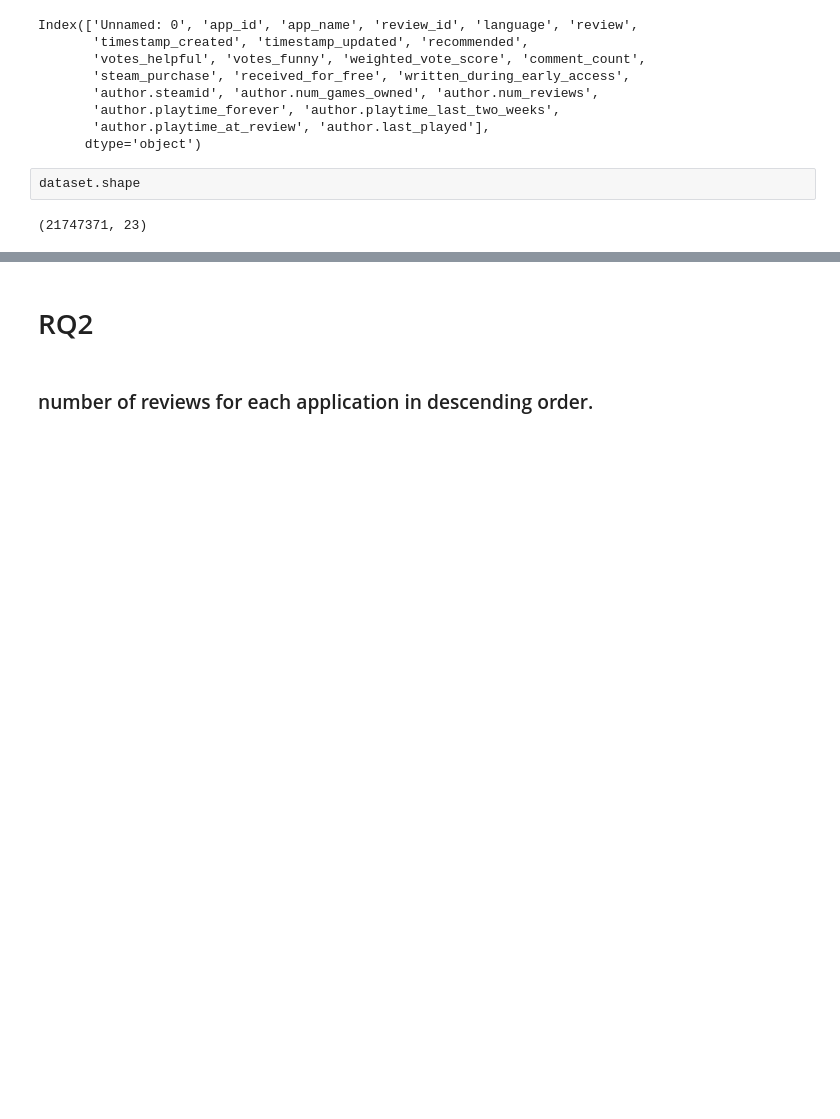
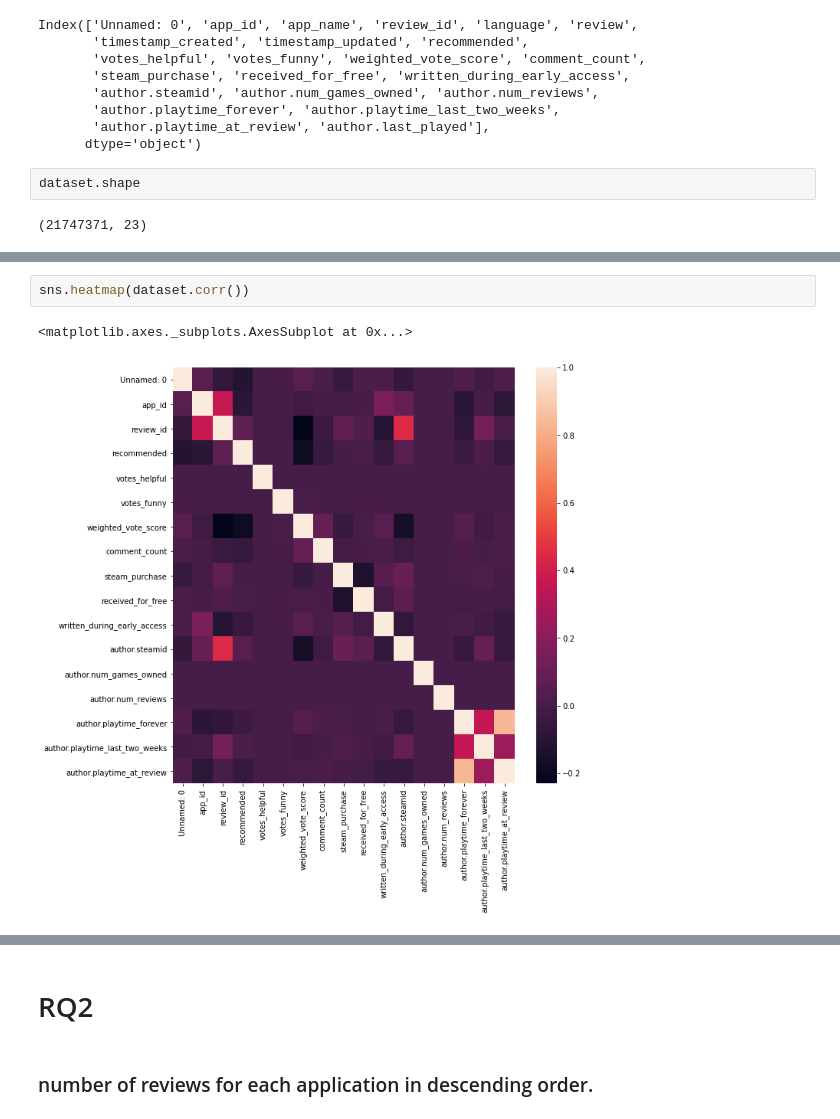
Before and after one commit to michele1783/ADM-HW2, a Jupyter notebook: Homework_2.ipynb, the cells around one changed output, grey strips where cells are left out. Drawn from its saved outputs; the diff is of its cells as text; blank space fills up the shorter version.

```diff
--- a/Homework_2.ipynb
+++ b/Homework_2.ipynb
@@ -31,0 +61,5 @@ dataset.shape
+# %%
+sns.heatmap(dataset.corr())
+# %% [output]
+<matplotlib.axes._subplots.AxesSubplot at 0x...>
+[figure, added]
```
Also changed, not shown: parts of 27 cells of this notebook.
